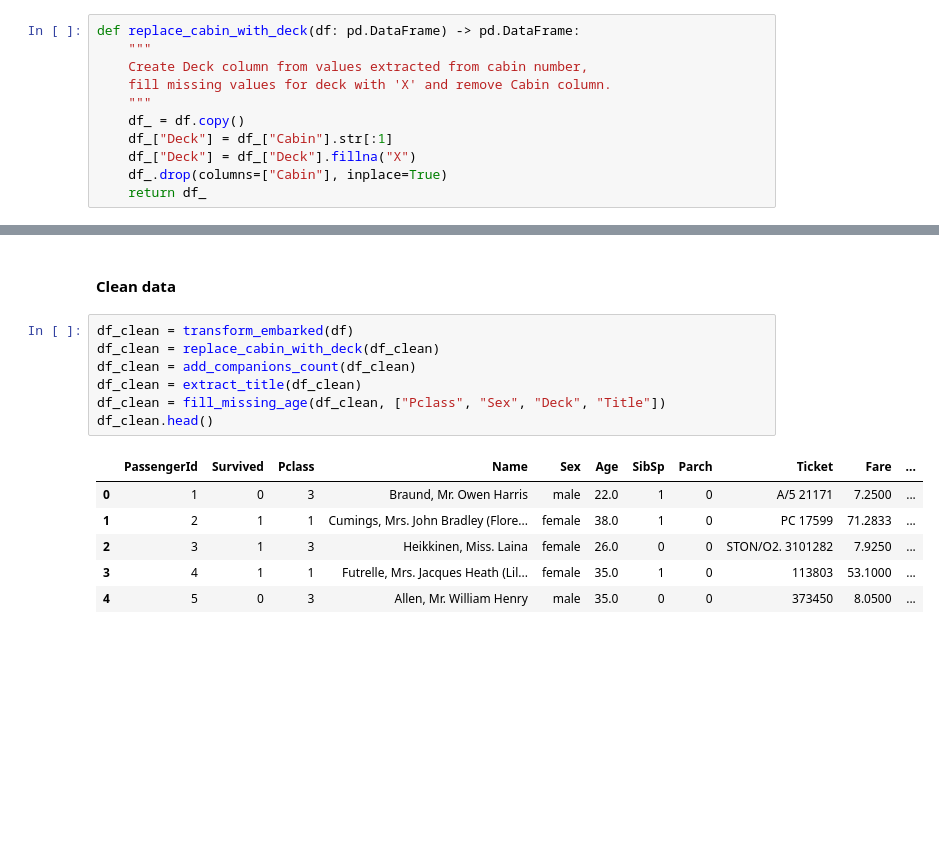
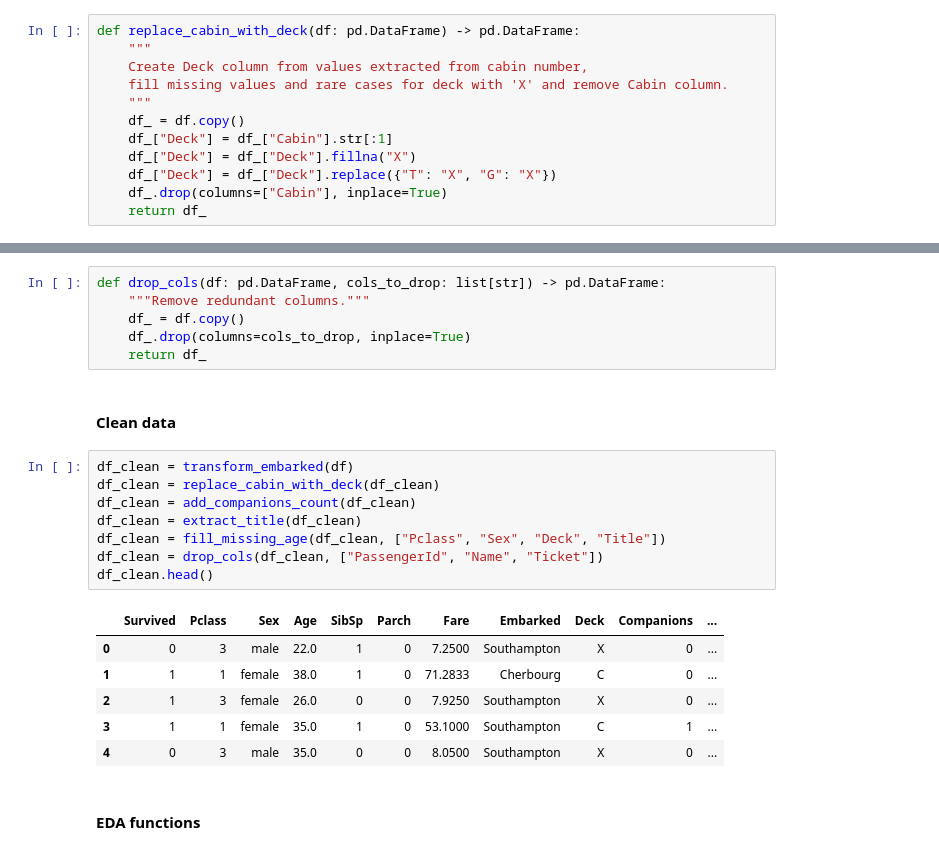
Before and after one commit to patryk126p/ai-programming-foundations-project, a Jupyter notebook: data_workflow.ipynb, the cells around one changed output, grey strips where cells are left out. Cells and saved outputs as stored; diff of their text form; blank space fills up the shorter version.

```diff
--- a/data_workflow.ipynb
+++ b/data_workflow.ipynb
@@ -151,11 +151,12 @@ def transform_embarked(df: pd.DataFrame) -> pd.DataFrame:
 def replace_cabin_with_deck(df: pd.DataFrame) -> pd.DataFrame:
     """
     Create Deck column from values extracted from cabin number,
-    fill missing values for deck with 'X' and remove Cabin column.
+    fill missing values and rare cases for deck with 'X' and remove Cabin column.
     """
     df_ = df.copy()
     df_["Deck"] = df_["Cabin"].str[:1]
     df_["Deck"] = df_["Deck"].fillna("X")
+    df_["Deck"] = df_["Deck"].replace({"T": "X", "G": "X"})
     df_.drop(columns=["Cabin"], inplace=True)
     return df_
 # %%
@@ -192,19 +193,28 @@ def fill_missing_age(df: pd.DataFrame, group_cols: list[str]) -> pd.DataFrame:
     df_["Age"] = df_["Age"].fillna(df_["tmp"])
     df_.drop(columns=["tmp"], inplace=True)
     return df_
+# %%
+def drop_cols(df: pd.DataFrame, cols_to_drop: list[str]) -> pd.DataFrame:
+    """Remove redundant columns."""
+    df_ = df.copy()
+    df_.drop(columns=cols_to_drop, inplace=True)
+    return df_
 # %% [markdown]
 #### Clean data
 # %%
 df_clean = transform_embarked(df)
 df_clean = replace_cabin_with_deck(df_clean)
 df_clean = add_companions_count(df_clean)
 df_clean = extract_title(df_clean)
 df_clean = fill_missing_age(df_clean, ["Pclass", "Sex", "Deck", "Title"])
+df_clean = drop_cols(df_clean, ["PassengerId", "Name", "Ticket"])
 df_clean.head()
 # %% [output]
-|  | PassengerId | Survived | Pclass | Name | Sex | Age | SibSp | Parch | Ticket | Fare | ... |
-| 0 | 1 | 0 | 3 | Braund, Mr. Owen Harris | male | 22.0 | 1 | 0 | A/5 21171 | 7.2500 | ... |
-| 1 | 2 | 1 | 1 | Cumings, Mrs. John Bradley (Flore... | female | 38.0 | 1 | 0 | PC 17599 | 71.2833 | ... |
-| 2 | 3 | 1 | 3 | Heikkinen, Miss. Laina | female | 26.0 | 0 | 0 | STON/O2. 3101282 | 7.9250 | ... |
-| 3 | 4 | 1 | 1 | Futrelle, Mrs. Jacques Heath (Lil... | female | 35.0 | 1 | 0 | 113803 | 53.1000 | ... |
-| 4 | 5 | 0 | 3 | Allen, Mr. William Henry | male | 35.0 | 0 | 0 | 373450 | 8.0500 | ... |
+|  | Survived | Pclass | Sex | Age | SibSp | Parch | Fare | Embarked | Deck | Companions | ... |
+| 0 | 0 | 3 | male | 22.0 | 1 | 0 | 7.2500 | Southampton | X | 0 | ... |
+| 1 | 1 | 1 | female | 38.0 | 1 | 0 | 71.2833 | Cherbourg | C | 0 | ... |
+| 2 | 1 | 3 | female | 26.0 | 0 | 0 | 7.9250 | Southampton | X | 0 | ... |
+| 3 | 1 | 1 | female | 35.0 | 1 | 0 | 53.1000 | Southampton | C | 1 | ... |
+| 4 | 0 | 3 | male | 35.0 | 0 | 0 | 8.0500 | Southampton | X | 0 | ... |
+# %% [markdown]
+#### EDA functions
```
Also changed, not shown: parts of 9 cells of this notebook.
